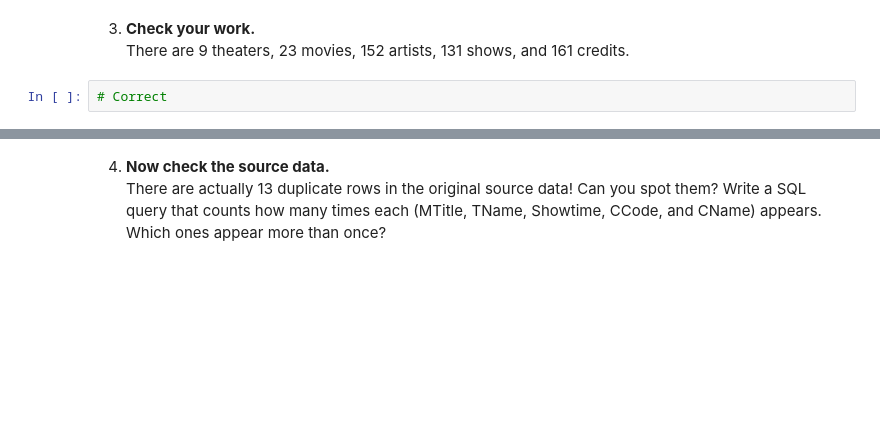
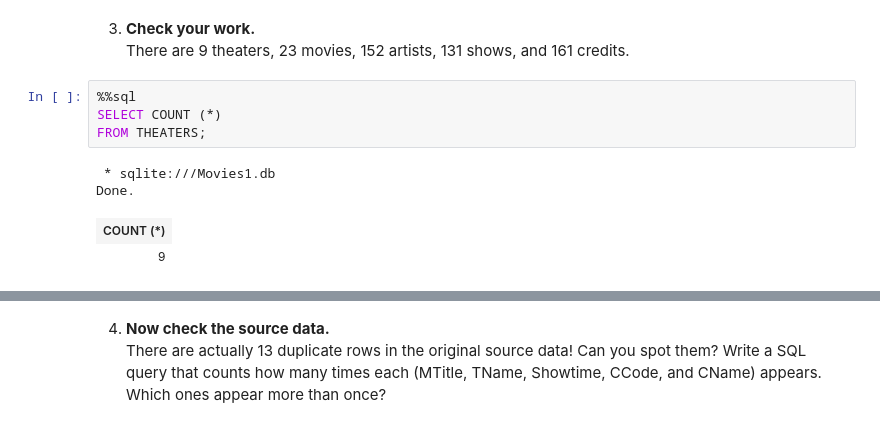
Before and after one commit to fairfield-ba510-spring2020/movies-tonight-bridgetweill, a Jupyter notebook: Part3.ipynb, the cells around one changed output, grey strips where cells are left out. Cells and saved outputs as stored; diff of their text form; blank space fills up the shorter version.

```diff
--- a/Part3.ipynb
+++ b/Part3.ipynb
@@ -104,5 +102,12 @@ Done.
 # %% [markdown]
 3. **Check your work.**
 There are 9 theaters, 23 movies, 152 artists, 131 shows, and 161 credits.
-# %%
-# Correct
+# %%
+%%sql
+SELECT COUNT (*)
+FROM THEATERS;
+# %% [output]
+ * sqlite:///Movies1.db
+Done.
+| COUNT (*) |
+| 9 |
```
Also changed, not shown: parts of 8 cells of this notebook, 2 other files.
